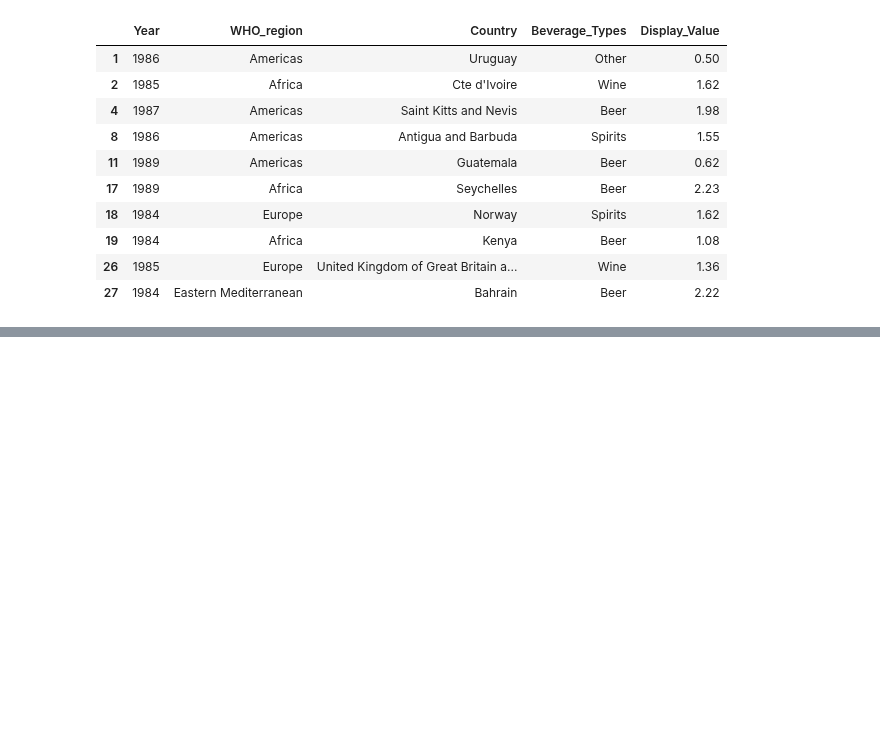
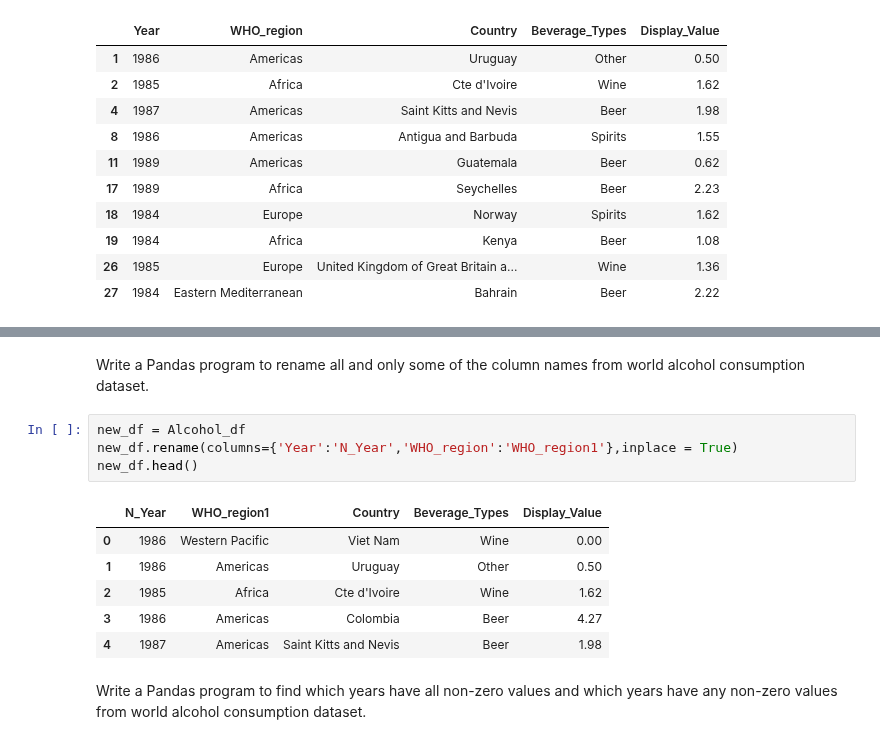
Before and after one commit to vibhutivadje/Python_for_Data_Analysis, a Jupyter notebook: Alcohol_Consumption_dataAnalysis.ipynb, the cells around one changed output, grey strips where cells are left out. Saved outputs shown, nothing was run; the diff lists cells and outputs as text; blank space fills up the shorter version.

```diff
--- a/Alcohol_Consumption_dataAnalysis.ipynb
+++ b/Alcohol_Consumption_dataAnalysis.ipynb
@@ -340,0 +387,15 @@ Alcohol_df[(Alcohol_df['Display_Value']>=0.5) & (Alcohol_df['Display_Value']<=2.
+# %% [markdown]
+Write a Pandas program to rename all and only some of the column names from world alcohol consumption dataset.
+# %%
+new_df = Alcohol_df
+new_df.rename(columns={'Year':'N_Year','WHO_region':'WHO_region1'},inplace = True)
+new_df.head()
+# %% [output]
+|  | N_Year | WHO_region1 | Country | Beverage_Types | Display_Value |
+| 0 | 1986 | Western Pacific | Viet Nam | Wine | 0.00 |
+| 1 | 1986 | Americas | Uruguay | Other | 0.50 |
+| 2 | 1985 | Africa | Cte d'Ivoire | Wine | 1.62 |
+| 3 | 1986 | Americas | Colombia | Beer | 4.27 |
+| 4 | 1987 | Americas | Saint Kitts and Nevis | Beer | 1.98 |
+# %% [markdown]
+Write a Pandas program to find which years have all non-zero values and which years have any non-zero values from world alcohol consumption dataset.
```
Also changed, not shown: parts of 15 cells of this notebook.
